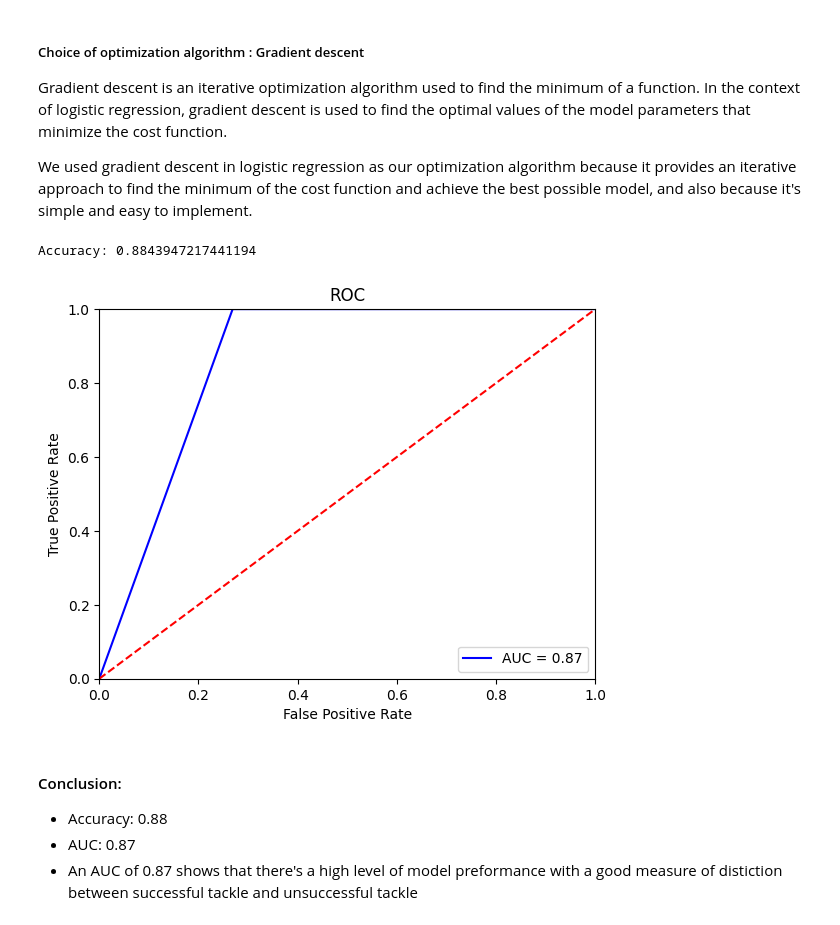
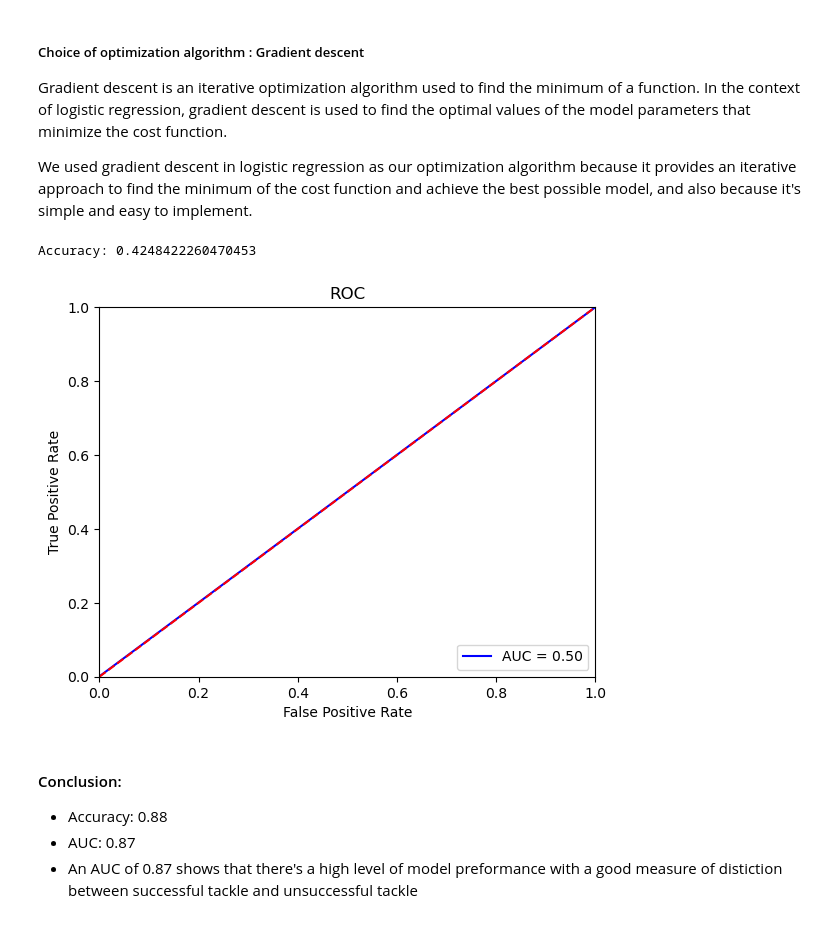
Before and after one commit to vedmukul/NFL_Big_Data_Bowl_2024, a Jupyter notebook: Project_01.ipynb, the cells around one changed output. Drawn from its saved outputs; the diff is of its cells as text; code cells hidden in the pictures.

```diff
--- a/Project_01.ipynb
+++ b/Project_01.ipynb
@@ -46,11 +47,12 @@ from sklearn.metrics import roc_curve, auc, roc_auc_score # Model performance me
 # %% [markdown]
 ## Data Transformation and Cleaning
 # %%
-# Load the datasets into pandas dataframes
-games = pd.read_csv('Downloads/nfl-big-data-bowl-2024/games.csv')
-players = pd.read_csv('Downloads/nfl-big-data-bowl-2024/players.csv')
-plays = pd.read_csv('Downloads/nfl-big-data-bowl-2024/plays.csv')
-tackles = pd.read_csv('Downloads/nfl-big-data-bowl-2024/tackles.csv')
+
+
+games = pd.read_csv("/Users/ved/Downloads/nfl-big-data-bowl-2024/games.csv")
+players = pd.read_csv("/Users/ved/Downloads/nfl-big-data-bowl-2024/players.csv")
+plays = pd.read_csv("/Users/ved/Downloads/nfl-big-data-bowl-2024/plays.csv")
+tackles = pd.read_csv("/Users/ved/Downloads/nfl-big-data-bowl-2024/tackles.csv")
 # %%
 # Peak into the datasets
 games.head(5)
@@ -465,4 +446,0 @@ def standardize_features(X):
-# %%
-X_train = standardize_features(X_train)
-X_val = standardize_features(X_val)
-X_test = standardize_features(X_test)
@@ -546,21 +508,21 @@ accuracy = np.mean(y_pred == y_test)
 
 print("Accuracy:", accuracy)
 # %% [output]
-Accuracy: 0.8843947217441194
+Accuracy: 0.4248422260470453
 # %%
 f, t, thres = roc_curve(y_test, y_pred)
-roc_auc = auc(fpr, tpr)
+roc_auc = auc(f, t)
 plt.title('ROC')
 plt.plot(f, t, 'b', label = 'AUC = %0.2f' % roc_auc)
 plt.legend(loc = 'lower right')
 plt.plot([0, 1], [0, 1],'r--')
 plt.xlim([0, 1])
 plt.ylim([0, 1])
 plt.ylabel('True Positive Rate')
 plt.xlabel('False Positive Rate')
 plt.show()
 # %% [output]
-[figure, old version]
+[figure, new version]
 # %% [markdown]
 #### Conclusion:
 * Accuracy: 0.88
```
Also changed, not shown: parts of 17 cells of this notebook.
